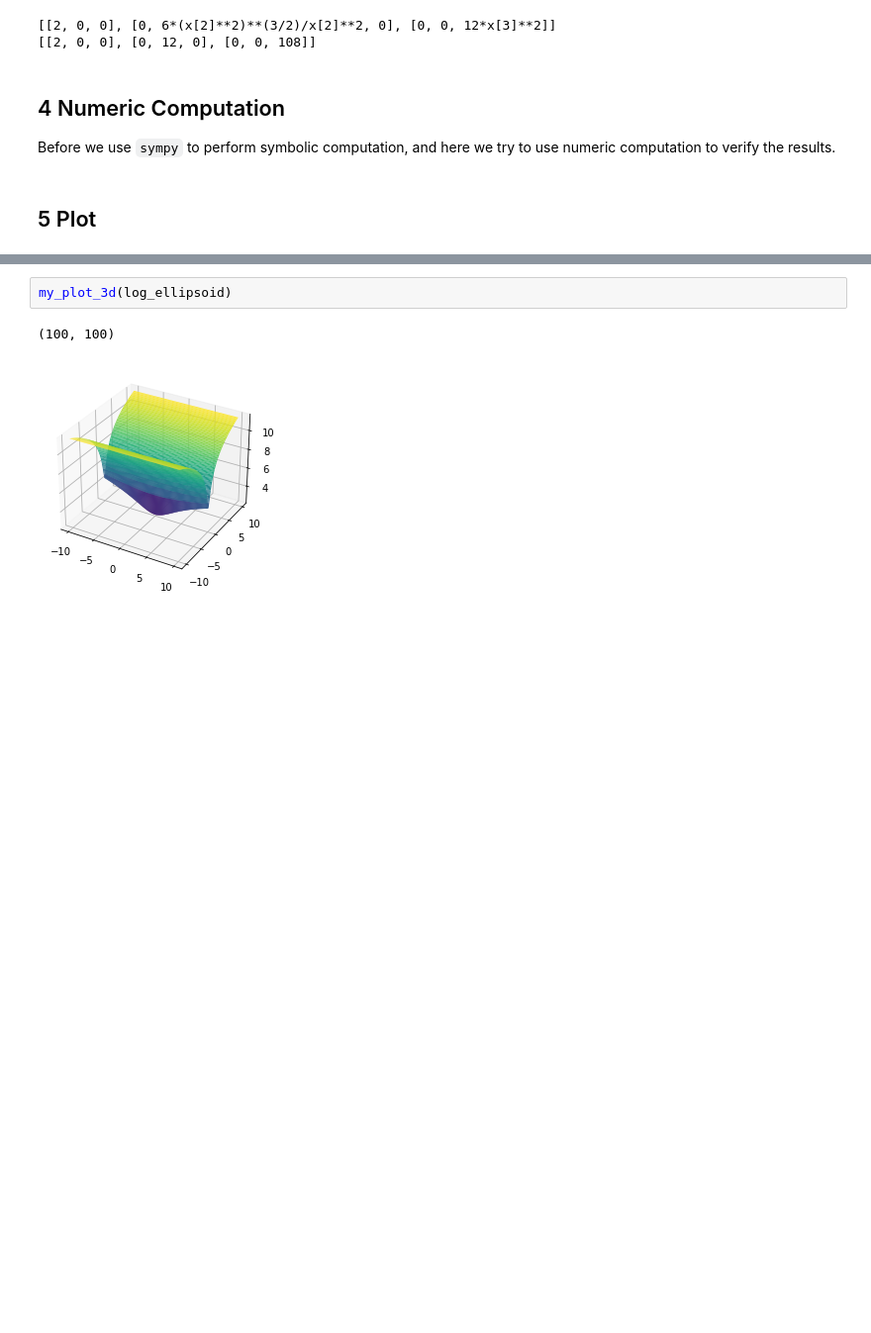
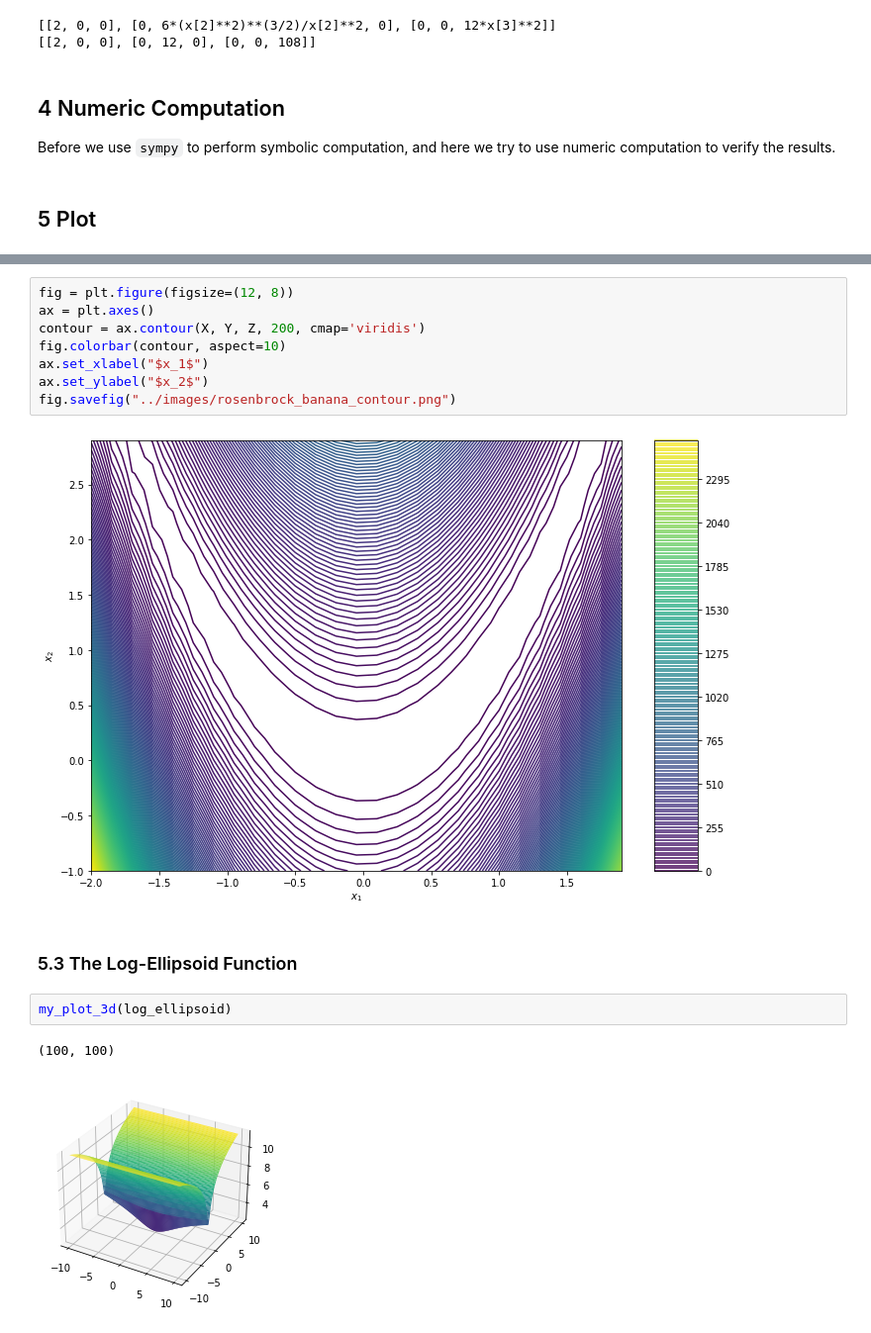
Before and after one commit to UCPHszf/Numerical-Optimization, a Jupyter notebook: code/case_studies.ipynb, the cells around one changed output, grey strips where cells are left out. Shown at 99% size. Saved outputs shown, nothing was run; the diff lists cells and outputs as text; blank space fills up the shorter version.

```diff
--- a/code/case_studies.ipynb
+++ b/code/case_studies.ipynb
@@ -365,3 +379,15 @@ plot_rosenbrock_banana()
+# %%
+fig = plt.figure(figsize=(12, 8))
+ax = plt.axes()
+contour = ax.contour(X, Y, Z, 200, cmap='viridis')
+fig.colorbar(contour, aspect=10)
+ax.set_xlabel("$x_1$")
+ax.set_ylabel("$x_2$")
+fig.savefig("../images/rosenbrock_banana_contour.png")
+# %% [output]
+[figure, added]
+# %% [markdown]
+### 5.3 The Log-Ellipsoid Function
 # %%
 my_plot_3d(log_ellipsoid)
 # %% [output]
```
Also changed, not shown: parts of 19 cells of this notebook.
